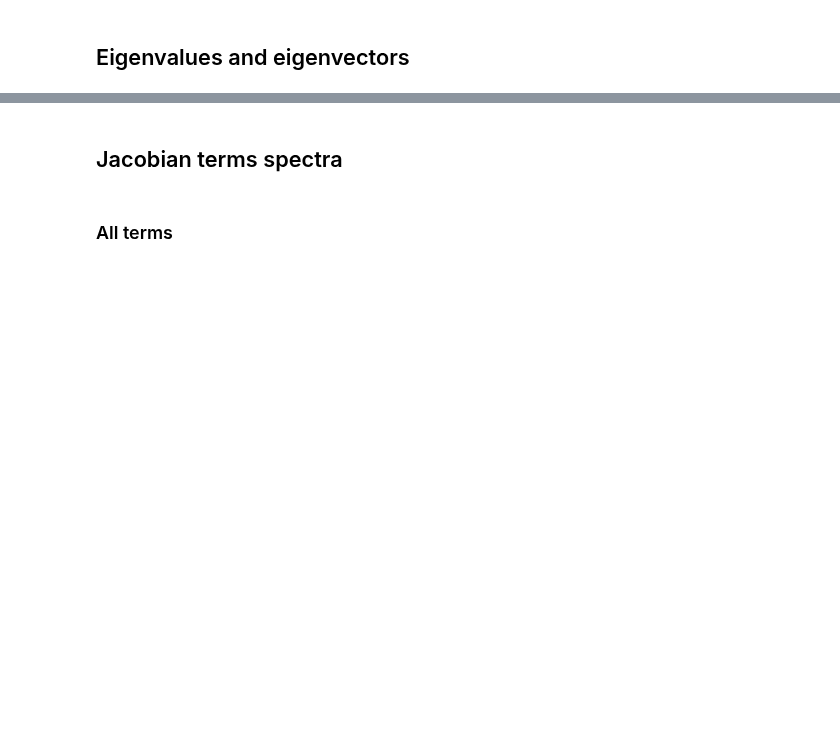
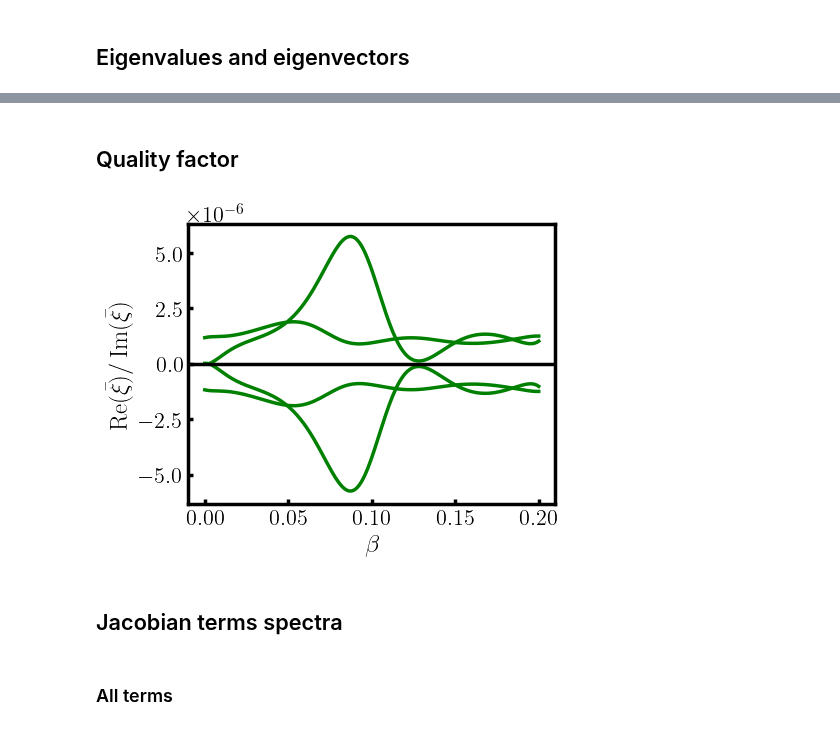
Before and after one commit to jadonylin/relativistic-lightsail-dynamics, a Jupyter notebook: Dynamics/plot_lsa_spectra.ipynb, the cells around one changed output, grey strips where cells are left out. Drawn from its saved outputs; the diff is of its cells as text; code cells hidden in the pictures; blank space fills up the shorter version.

```diff
--- a/Dynamics/plot_lsa_spectra.ipynb
+++ b/Dynamics/plot_lsa_spectra.ipynb
@@ -161,3 +155,15 @@ eigvec_fig.savefig(save_fname, bbox_inches="tight")
+# %% [markdown]
+## Quality factor
+# %%
+q_fig, q_ax = plt.subplots(1, figsize=(5,4))
+q_ax.plot(betas, real_eigvals/imag_eigvals, color="green", linewidth=l_width)
+ylabel = r"$\Re(\xi)/\Im(\xi)$" if not normalise else r"$\Re(\bar{\xi})/\Im(\bar{\xi})$"
+dynplot.show_standard_axes(q_ax, None, xlabel=r"$\beta$", ylabel=ylabel, show_zero_line=True)
+
+save_fname = fname_preamble + f"/Dynamics/{runID}_quality_factor_normalise{normalise}" + ftype
+q_fig.savefig(save_fname, bbox_inches="tight")
+# %% [output]
+[figure, added]
 # %% [markdown]
 ## Jacobian terms spectra
 # %% [markdown]
```
Also changed, not shown: parts of 8 cells of this notebook, 1 other file.
